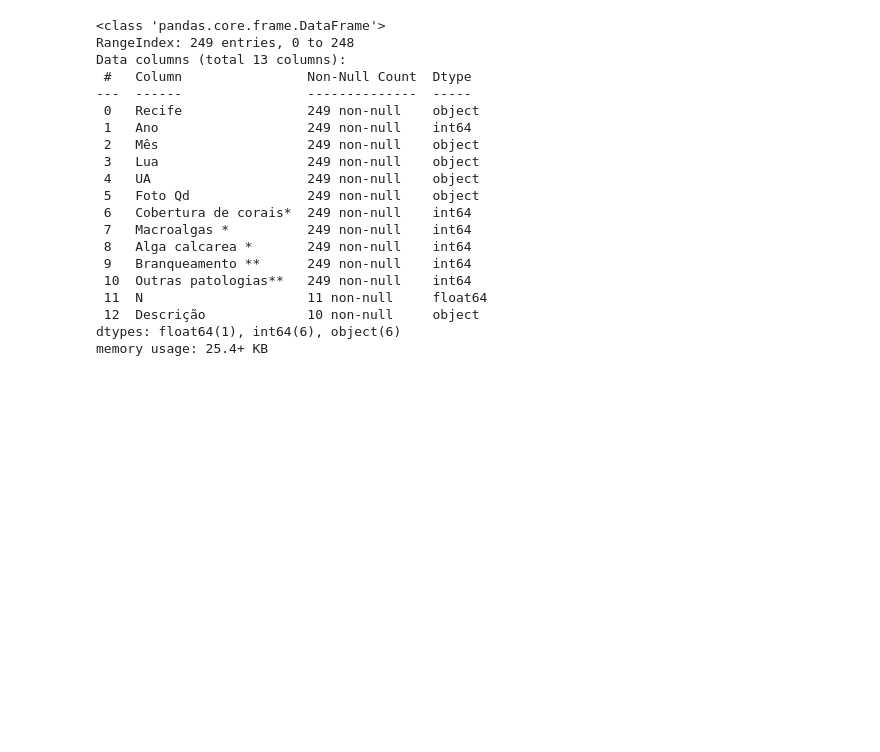
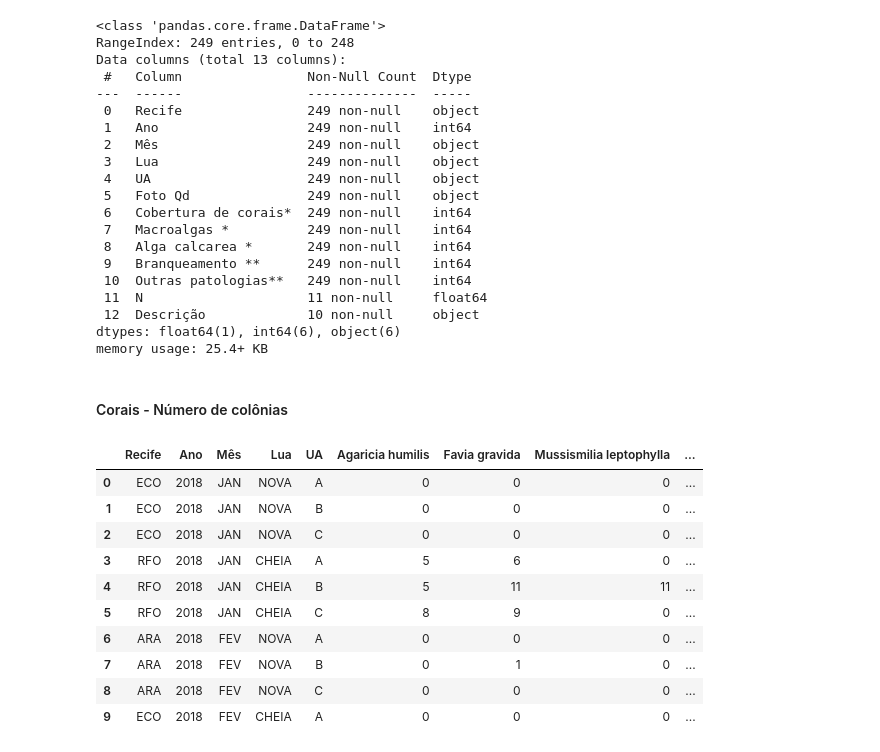
Before and after one commit to UFRJ-Analytica/coral-vivo, a Jupyter notebook: analise-dados.ipynb, the cells around one changed output. Drawn from its saved outputs; the diff is of its cells as text; code cells hidden in the pictures; blank space fills up the shorter version.

Commit message:
análise inicial outras páginas banco de dados jan 2022

```diff
--- a/analise-dados.ipynb
+++ b/analise-dados.ipynb
@@ -6,6 +6,8 @@
 import pandas as pd
 
 import os
+# %%
+pd.set_option("display.max_columns", None)
 # %% [markdown]
 ## Conjunto de Dados
 # %% [markdown]
@@ -152,3 +155,40 @@ Data columns (total 13 columns):
  12  Descrição             10 non-null     object
 dtypes: float64(1), int64(6), object(6)
 memory usage: 25.4+ KB
+# %% [markdown]
+#### Corais - Número de colônias
+# %%
+bd_jan_2022_corais_ncolonias = pd.read_excel(
+    os.path.join('Dados/Banco_de_dados_JAN2022.xlsx'),
+    engine = 'openpyxl',
+    sheet_name = 'Corais_Numero de colônias',
+    usecols = 'A:Z',
+    header = 1
+)
+
+bd_jan_2022_corais_ncolonias.drop(
+    ['Unnamed: 17', 'Unnamed: 21', 'Unnamed: 24'],
+    axis = 1, inplace = True
+)
+
+bd_jan_2022_corais_ncolonias.rename(
+    columns = {
+        'Palythoa caribaeorum': 'Zoantídeo_Palythoa caribaeorum',
+        'Zoanthus spp.': 'Zoantídeo_Zoanthus spp.',
+        'Millepora alcicornis': 'Hidrocorais_Millepora alcicornis'
+    }, inplace = True
+)
+
+bd_jan_2022_corais_ncolonias.head(10)
+# %% [output]
+|  | Recife | Ano | Mês | Lua | UA | Agaricia humilis | Favia gravida | Mussismilia leptophylla | ... |
+| 0 | ECO | 2018 | JAN | NOVA | A | 0 | 0 | 0 | ... |
+| 1 | ECO | 2018 | JAN | NOVA | B | 0 | 0 | 0 | ... |
+| 2 | ECO | 2018 | JAN | NOVA | C | 0 | 0 | 0 | ... |
+| 3 | RFO | 2018 | JAN | CHEIA | A | 5 | 6 | 0 | ... |
+| 4 | RFO | 2018 | JAN | CHEIA | B | 5 | 11 | 11 | ... |
+| 5 | RFO | 2018 | JAN | CHEIA | C | 8 | 9 | 0 | ... |
+| 6 | ARA | 2018 | FEV | NOVA | A | 0 | 0 | 0 | ... |
+| 7 | ARA | 2018 | FEV | NOVA | B | 0 | 1 | 0 | ... |
+| 8 | ARA | 2018 | FEV | NOVA | C | 0 | 0 | 0 | ... |
+| 9 | ECO | 2018 | FEV | CHEIA | A | 0 | 0 | 0 | ... |
```
Also changed, not shown: parts of 17 cells of this notebook.
